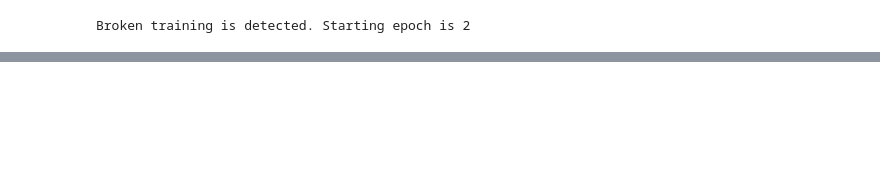
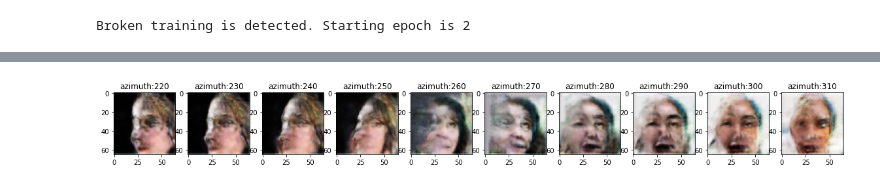
Before and after one commit to eksuas/HoloGAN-PyTorch, a Jupyter notebook: main.ipynb, the cells around one changed output, grey strips where cells are left out. Cells and saved outputs as stored; diff of their text form; code cells hidden in the pictures; blank space fills up the shorter version.

```diff
--- a/main.ipynb
+++ b/main.ipynb
@@ -148,0 +145,25 @@ A section describing the challenges (if any) that you have encountered when impl
+# %%
+import os
+import matplotlib.pyplot as plt
+import matplotlib.image as mpimg
+
+if args.rotate_azimuth:
+    low, high, step = args.azimuth_low, args.azimuth_high, 10
+elif args.rotate_elevation:
+    low, high, step = args.elevation_low, args.elevation_high, 5
+else:
+    low, high, step = 0, 10, 1
+
+timestamp = "1590336202.240141" # The samples generated above
+folder = os.path.join(args.samples_dir, "sample_"+str(timestamp))
+
+fig = plt.figure(figsize=(20,20))
+for i, rotation in enumerate(range(low, high, step)):
+    image = mpimg.imread(os.path.join(folder, "samples_"+str(rotation)+".png"))
+    a = fig.add_subplot(1, 10, i+1)
+    plt.imshow(image)
+    a.set_title("azimuth:" + str(rotation))
+
+plt.show()
+# %% [output]
+[figure, added]
```
Also changed, not shown: parts of 18 cells of this notebook, 7 other files.
